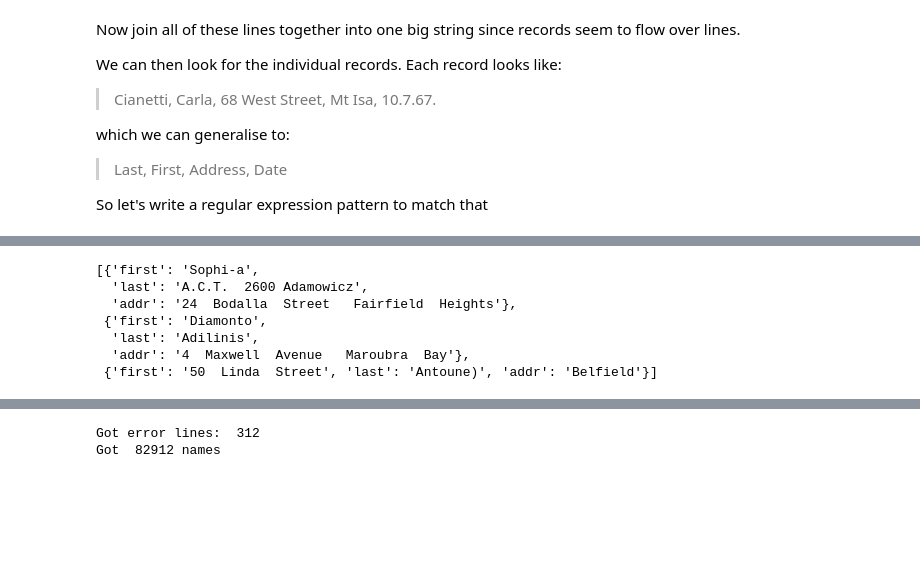
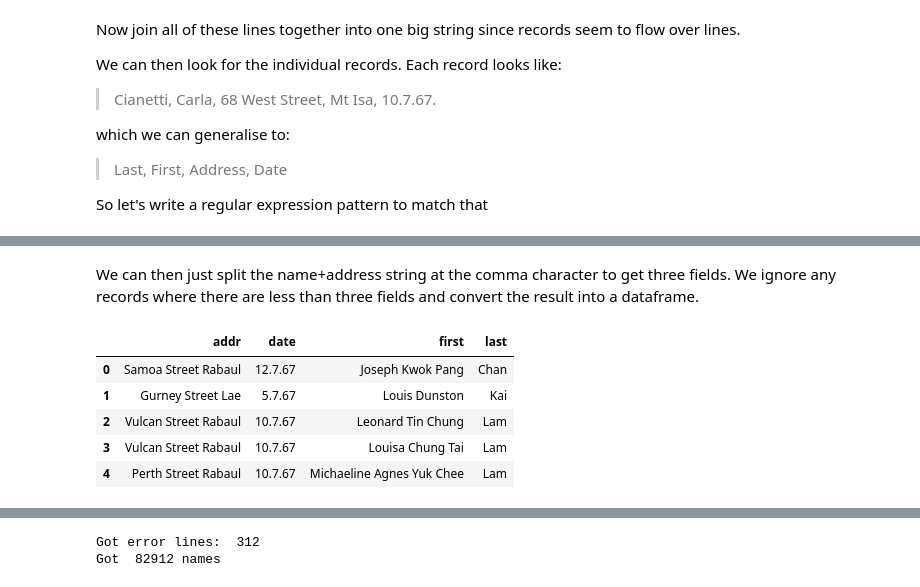
Before and after one commit to stevecassidy/hassdevl-samples, a Jupyter notebook: Trove Gazzette.ipynb, the cells around one changed output, grey strips where cells are left out. Saved outputs shown, nothing was run; the diff lists cells and outputs as text; code cells hidden in the pictures; blank space fills up the shorter version.

```diff
--- a/Trove Gazzette.ipynb
+++ b/Trove Gazzette.ipynb
@@ -175,15 +176,17 @@ matches[:3]
+# %% [markdown]
+We can then just split the name+address string at the comma character to get three fields.  We ignore any records where there are less than three fields and convert the result into a dataframe.
 # %%
 res = []
 for text, date in matches:
     n = text.split(',')
     if len(n) > 2:
-        res.append({'first': n[1].strip(), 'last': n[0].strip(), 'addr': " ".join(n[2:]).strip()})
-res[:3]
+        res.append({'first': n[1].strip(), 'last': n[0].strip(), 'addr': " ".join(n[2:]).strip(), 'date': date})
+entities = pd.DataFrame(res)
+entities.head()
 # %% [output]
-[{'first': 'Sophi-a',
-  'last': 'A.C.T.  2600 Adamowicz',
-  'addr': '24  Bodalla  Street   Fairfield  Heights'},
- {'first': 'Diamonto',
-  'last': 'Adilinis',
-  'addr': '4  Maxwell  Avenue   Maroubra  Bay'},
- {'first': '50  Linda  Street', 'last': 'Antoune)', 'addr': 'Belfield'}]
+|  | addr | date | first | last |
+| 0 | Samoa Street Rabaul | 12.7.67 | Joseph Kwok Pang | Chan |
+| 1 | Gurney Street Lae | 5.7.67 | Louis Dunston | Kai |
+| 2 | Vulcan Street Rabaul | 10.7.67 | Leonard Tin Chung | Lam |
+| 3 | Vulcan Street Rabaul | 10.7.67 | Louisa Chung Tai | Lam |
+| 4 | Perth Street Rabaul | 10.7.67 | Michaeline Agnes Yuk Chee | Lam |
```
Also changed, not shown: parts of 35 cells of this notebook.
